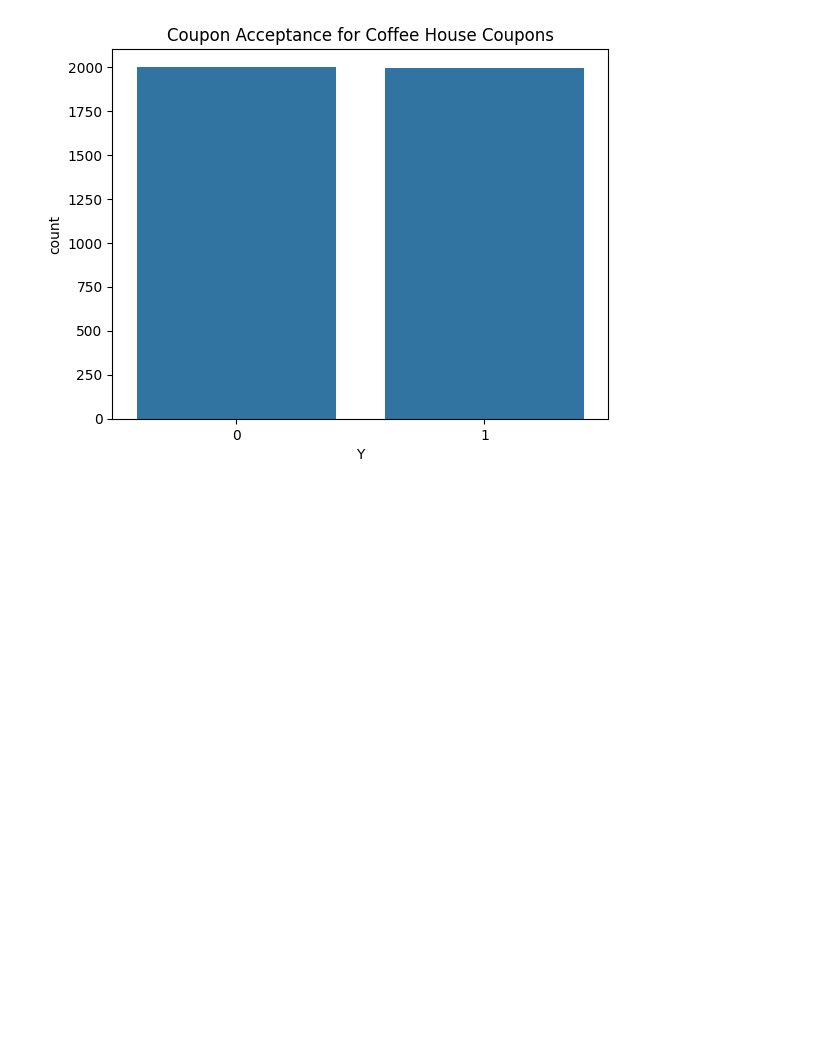
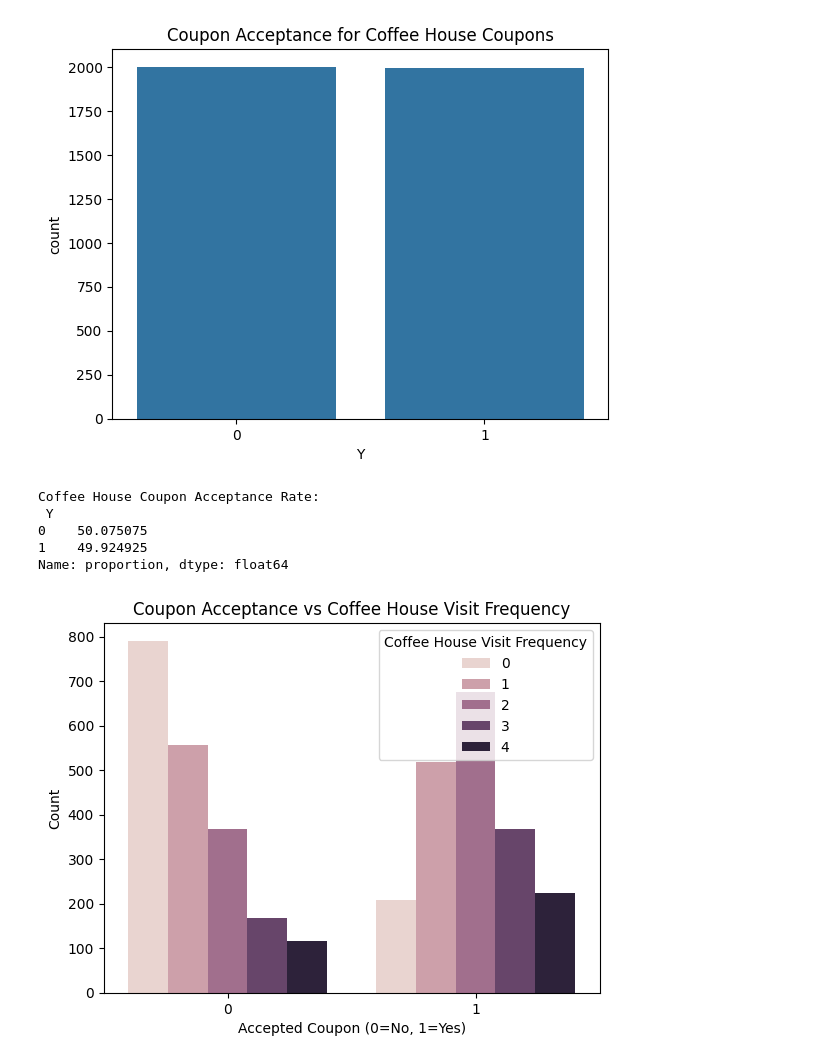
Before and after one commit to anveshk909/data-analytics, a Jupyter notebook: prompt.ipynb, the cells around one changed output. Drawn from its saved outputs; the diff is of its cells as text; code cells hidden in the pictures; blank space fills up the shorter version.

```diff
--- a/prompt.ipynb
+++ b/prompt.ipynb
@@ -278,3 +280,28 @@ plt.title('Coupon Acceptance for Coffee House Coupons')
 plt.show()
 # %% [output]
 [figure]
+# %%
+# 2. What proportion of coffee house coupons were accepted?
+coffee_acceptance_rate = coffee_coupons['Y'].value_counts(normalize=True) * 100
+print("Coffee House Coupon Acceptance Rate:\n", coffee_acceptance_rate)
+# %% [output]
+Coffee House Coupon Acceptance Rate:
+ Y
+0    50.075075
+1    49.924925
+Name: proportion, dtype: float64
+# %%
+# 3. Compare acceptance rate between frequent and infrequent coffee house visitors.
+coffee_coupons['Coffee_freq'] = coffee_coupons['CoffeeHouse'].replace({
+    'never': 0, 'less1': 1, '1~3': 2, '4~8': 3, 'gt8': 4
+})
+
+# Plot the acceptance rate based on frequency of coffee house visits
+sns.countplot(x='Y', hue='Coffee_freq', data=coffee_coupons)
+plt.title('Coupon Acceptance vs Coffee House Visit Frequency')
+plt.xlabel('Accepted Coupon (0=No, 1=Yes)')
+plt.ylabel('Count')
+plt.legend(title='Coffee House Visit Frequency')
+plt.show()
+# %% [output]
+[figure, added]
```
Also changed, not shown: parts of 7 cells of this notebook, 10 other files.
